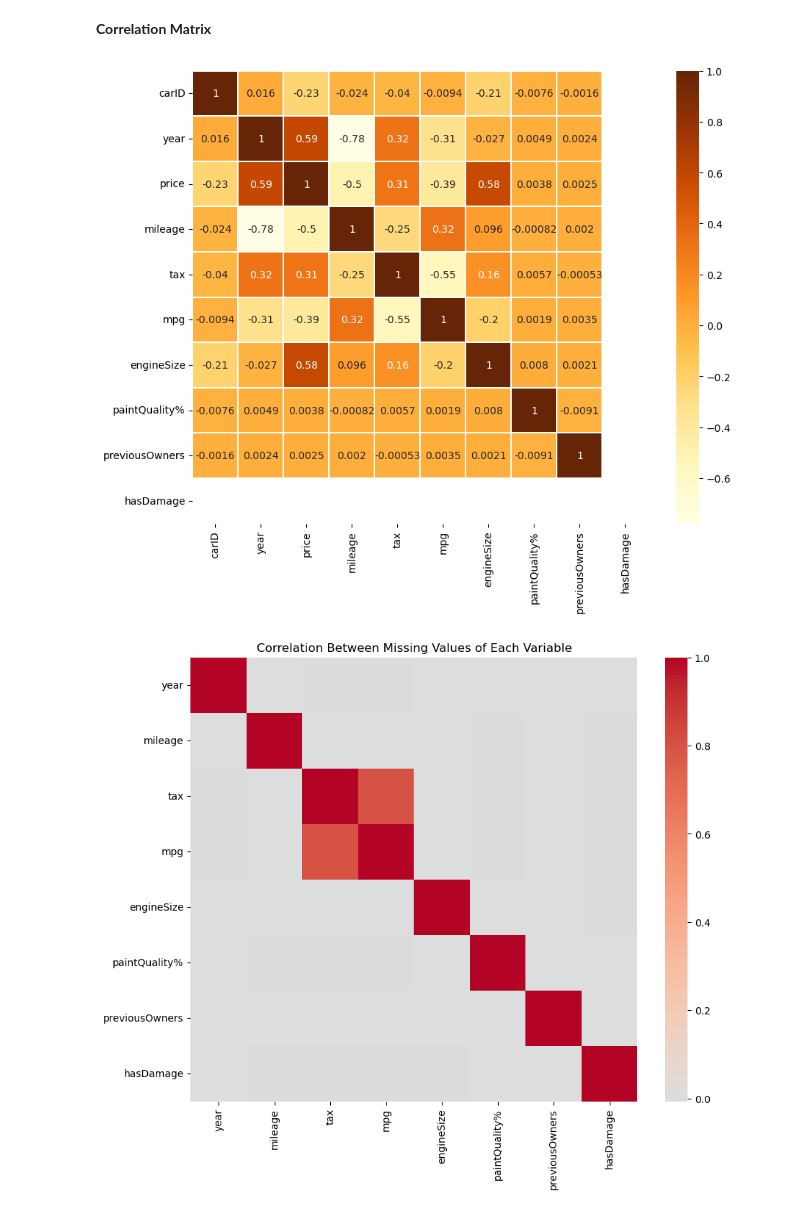
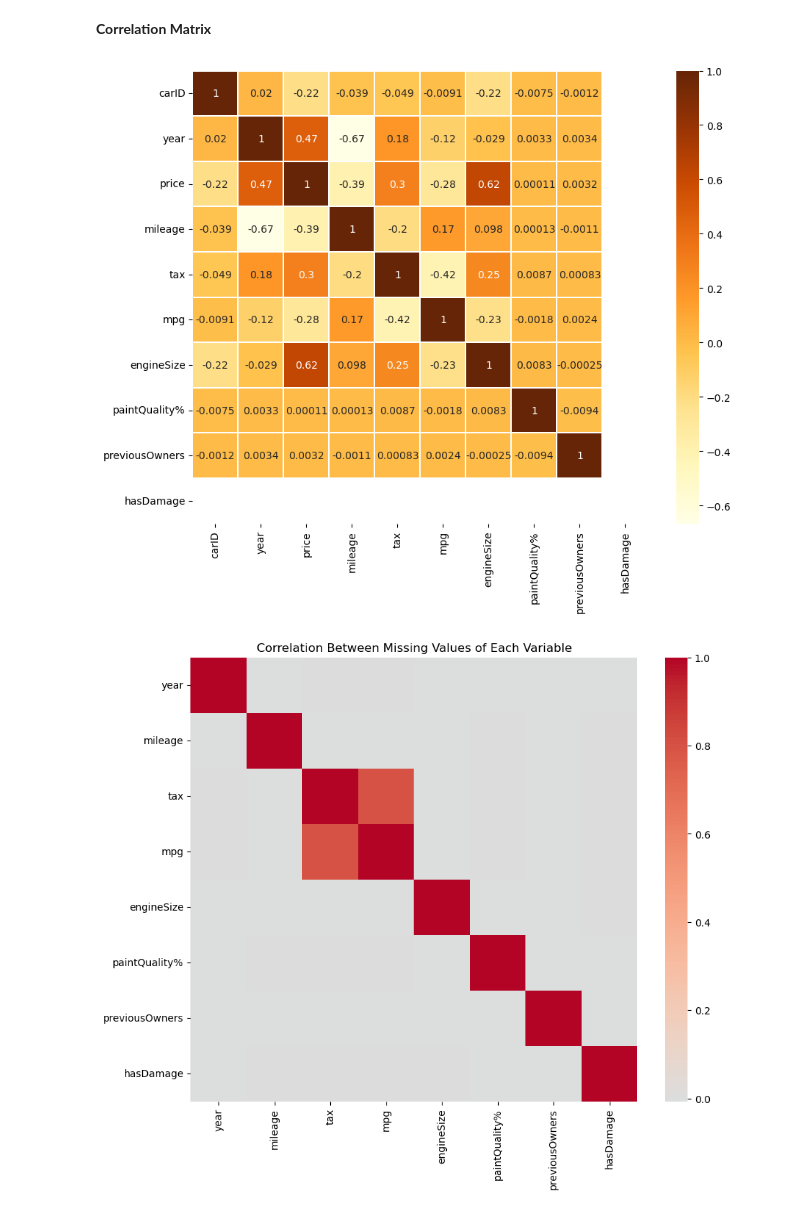
Before and after one commit to rodbarretoteixeira/ProjetoML, a Jupyter notebook: clean.ipynb, the cells around one changed output. Saved outputs shown, nothing was run; the diff lists cells and outputs as text; code cells hidden in the pictures.

```diff
--- a/clean.ipynb
+++ b/clean.ipynb
@@ -257,19 +296,19 @@ Number of unique values: 1
 # %%
 # Remove rows with missing values
 temp = train_db.dropna()
 
 # Select numerical columns for correlation analysis
 corr_data = temp.select_dtypes(include=["number"])
 
-# Compute the Spearman correlation matrix (Pearson is the default)
-correlation_matrix = corr_data.corr(method="spearman")
+# Compute the Pearson correlation matrix
+correlation_matrix = corr_data.corr(method="pearson")
 
 # Plot the correlation heatmap
 plt.figure(figsize=(10, 8))
 sns.heatmap(correlation_matrix, annot=True, cmap="YlOrBr", linewidths=0.1)
 plt.show()
 # %% [output]
-[figure, old version]
+[figure, new version]
 # %%
 
 missing_mask = train_db.drop(columns=["carID", "price"], errors="ignore").select_dtypes(include=["number"]).isna()
```
Also changed, not shown: parts of 16 cells of this notebook, 1 other file.
